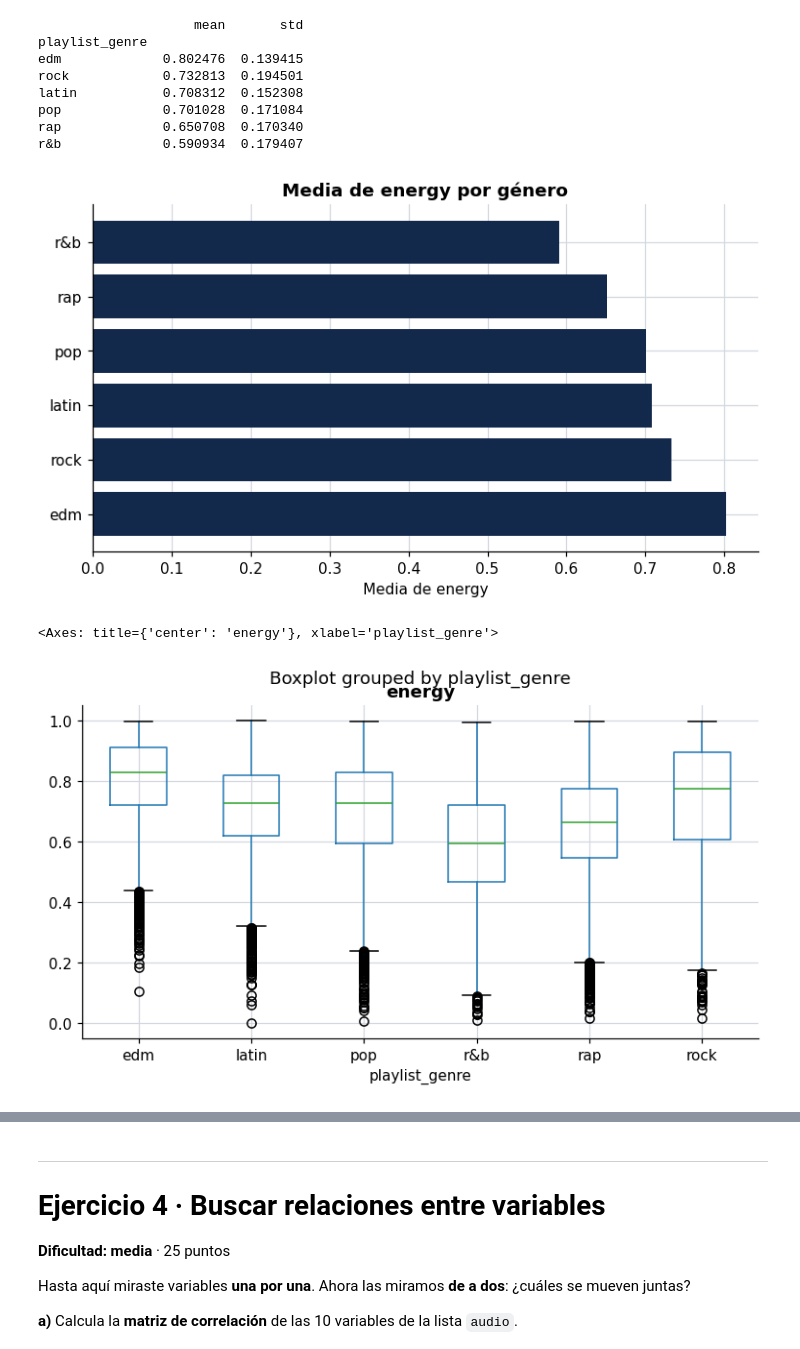
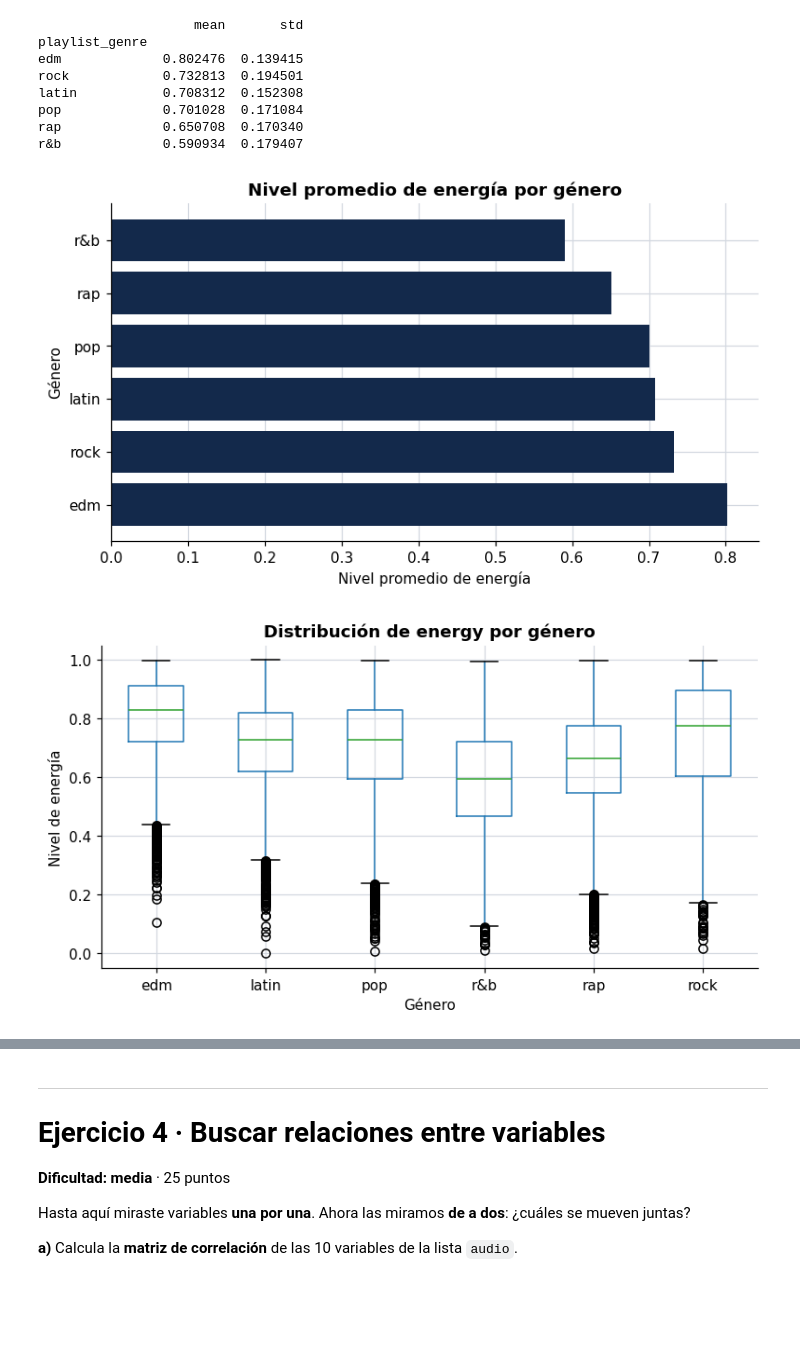
Before and after one commit to syltaer-utp/s100-tareas, a Jupyter notebook: S100_PS1_Aparicio.ipynb, the cells around one changed output, grey strips where cells are left out. Drawn from its saved outputs; the diff is of its cells as text; code cells hidden in the pictures; blank space fills up the shorter version.

```diff
--- a/S100_PS1_Aparicio.ipynb
+++ b/S100_PS1_Aparicio.ipynb
@@ -277,17 +277,22 @@ r&b             0.590934  0.179407
 # %%
 # b) Gráfico de barras horizontales
 plt.barh(energia_genero.index, energia_genero["mean"], color=AZUL)
-plt.xlabel("Media de energy")
-plt.title("Media de energy por género")
+plt.xlabel("Nivel promedio de energía")
+plt.ylabel("Género")
+plt.title("Nivel promedio de energía por género")
 plt.show()
 # %% [output]
-[figure, old version]
+[figure, new version]
 # %%
 # c) Boxplot
 df.boxplot(column="energy", by="playlist_genre")
+plt.xlabel("Género")
+plt.ylabel("Nivel de energía")
+plt.title("Distribución de energy por género")
+plt.suptitle("")
+plt.show()
 # %% [output]
-<Axes: title={'center': 'energy'}, xlabel='playlist_genre'>
-[figure, old version]
+[figure, new version]
 # %% [markdown]
 ### 📝 Tu respuesta — Ejercicio 3
 
```
Also changed, not shown: parts of 1 cell of this notebook.
